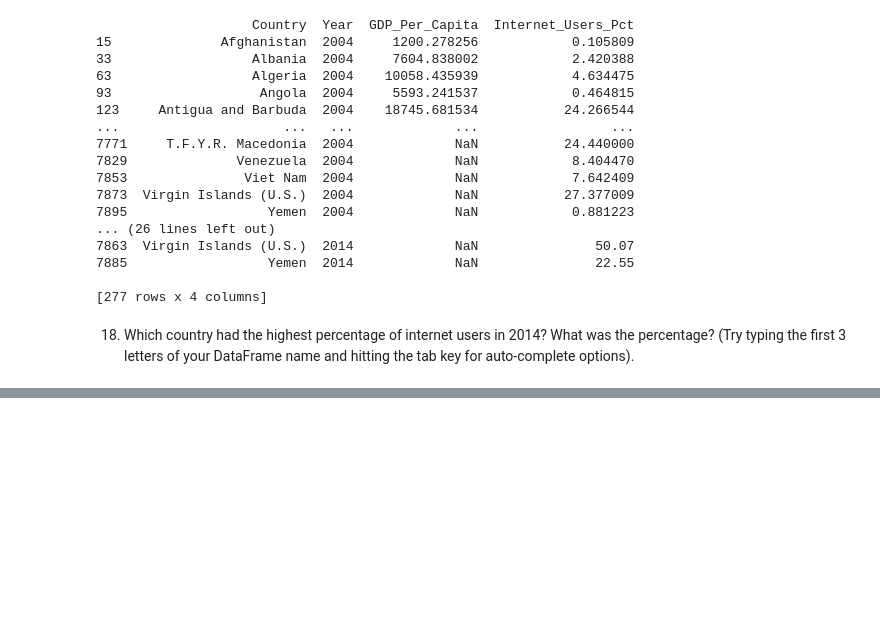
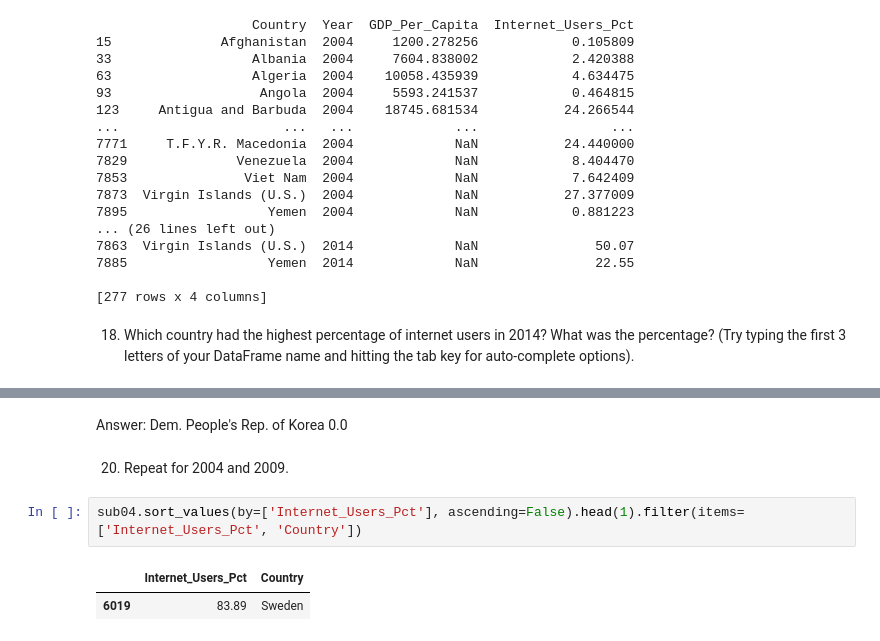
Before and after one commit to NSS-Data-Analytics-Cohort-6/gdp-and-internet-usage-Megan1034, a Jupyter notebook: notebooks/GDP_project.ipynb, the cells around one changed output, grey strips where cells are left out. Drawn from its saved outputs; the diff is of its cells as text; blank space fills up the shorter version.

```diff
--- a/notebooks/GDP_project.ipynb
+++ b/notebooks/GDP_project.ipynb
@@ -293,0 +308,9 @@ print(sub14)
+# %% [markdown]
+Answer: Dem. People's Rep. of Korea	0.0
+# %% [markdown]
+20. Repeat for 2004 and 2009.
+# %%
+sub04.sort_values(by=['Internet_Users_Pct'], ascending=False).head(1).filter(items=['Internet_Users_Pct', 'Country'])
+# %% [output]
+|  | Internet_Users_Pct | Country |
+| 6019 | 83.89 | Sweden |
```
Also changed, not shown: parts of 18 cells of this notebook.
